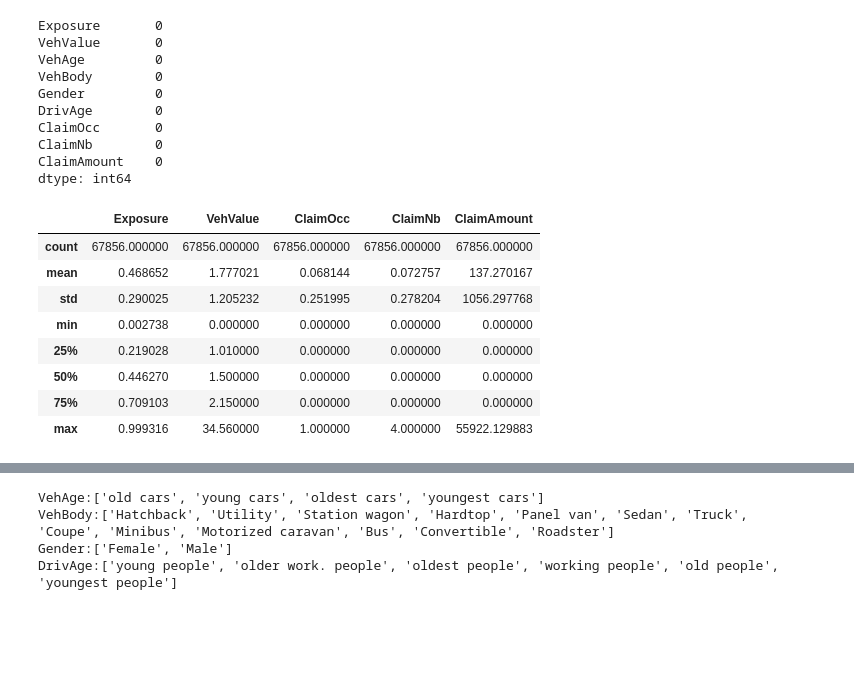
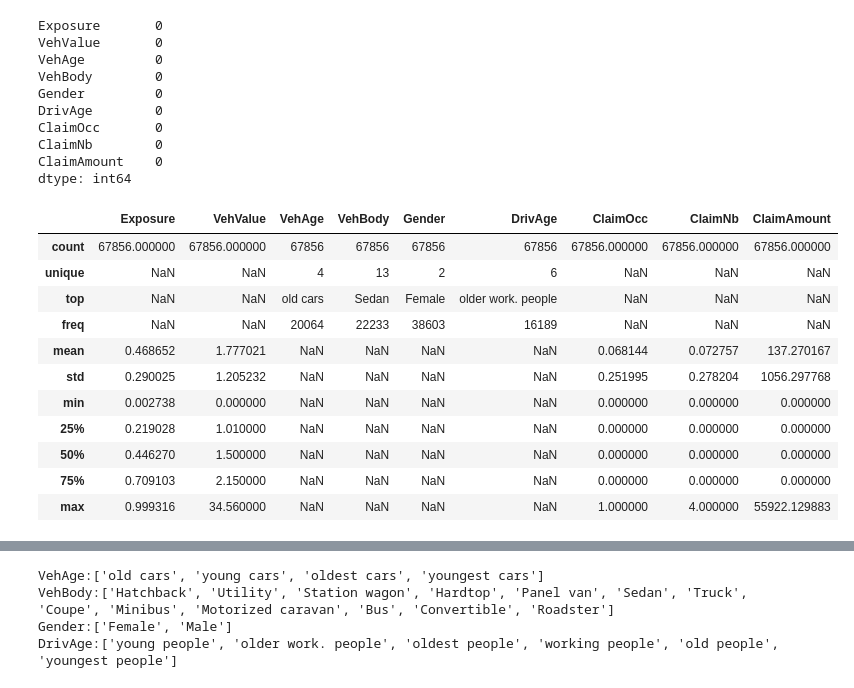
Before and after one commit to deniahc566/ausprivauto0405_analysis, a Jupyter notebook: ausprivauto0405_analysis.ipynb, the cells around one changed output, grey strips where cells are left out. Cells and saved outputs as stored; diff of their text form; code cells hidden in the pictures; blank space fills up the shorter version.

```diff
--- a/ausprivauto0405_analysis.ipynb
+++ b/ausprivauto0405_analysis.ipynb
@@ -74,15 +73,18 @@ ClaimNb        0
 ClaimAmount    0
 dtype: int64
 # %%
-#Thống kê chung của các cột chứa biến ở dạng số
-ausprivauto0405_data.describe()
+#Thống kê chung của các cột
+ausprivauto0405_data.describe(include='all')
 # %% [output]
-|  | Exposure | VehValue | ClaimOcc | ClaimNb | ClaimAmount |
-| count | 67856.000000 | 67856.000000 | 67856.000000 | 67856.000000 | 67856.000000 |
-| mean | 0.468652 | 1.777021 | 0.068144 | 0.072757 | 137.270167 |
-| std | 0.290025 | 1.205232 | 0.251995 | 0.278204 | 1056.297768 |
-| min | 0.002738 | 0.000000 | 0.000000 | 0.000000 | 0.000000 |
-| 25% | 0.219028 | 1.010000 | 0.000000 | 0.000000 | 0.000000 |
-| 50% | 0.446270 | 1.500000 | 0.000000 | 0.000000 | 0.000000 |
-| 75% | 0.709103 | 2.150000 | 0.000000 | 0.000000 | 0.000000 |
-| max | 0.999316 | 34.560000 | 1.000000 | 4.000000 | 55922.129883 |
+|  | Exposure | VehValue | VehAge | VehBody | Gender | DrivAge | ClaimOcc | ClaimNb | ClaimAmount |
+| count | 67856.000000 | 67856.000000 | 67856 | 67856 | 67856 | 67856 | 67856.000000 | 67856.000000 | 67856.000000 |
+| unique | NaN | NaN | 4 | 13 | 2 | 6 | NaN | NaN | NaN |
+| top | NaN | NaN | old cars | Sedan | Female | older work. people | NaN | NaN | NaN |
+| freq | NaN | NaN | 20064 | 22233 | 38603 | 16189 | NaN | NaN | NaN |
+| mean | 0.468652 | 1.777021 | NaN | NaN | NaN | NaN | 0.068144 | 0.072757 | 137.270167 |
+| std | 0.290025 | 1.205232 | NaN | NaN | NaN | NaN | 0.251995 | 0.278204 | 1056.297768 |
+| min | 0.002738 | 0.000000 | NaN | NaN | NaN | NaN | 0.000000 | 0.000000 | 0.000000 |
+| 25% | 0.219028 | 1.010000 | NaN | NaN | NaN | NaN | 0.000000 | 0.000000 | 0.000000 |
+| 50% | 0.446270 | 1.500000 | NaN | NaN | NaN | NaN | 0.000000 | 0.000000 | 0.000000 |
+| 75% | 0.709103 | 2.150000 | NaN | NaN | NaN | NaN | 0.000000 | 0.000000 | 0.000000 |
+| max | 0.999316 | 34.560000 | NaN | NaN | NaN | NaN | 1.000000 | 4.000000 | 55922.129883 |
```
Also changed, not shown: parts of 10 cells of this notebook.
